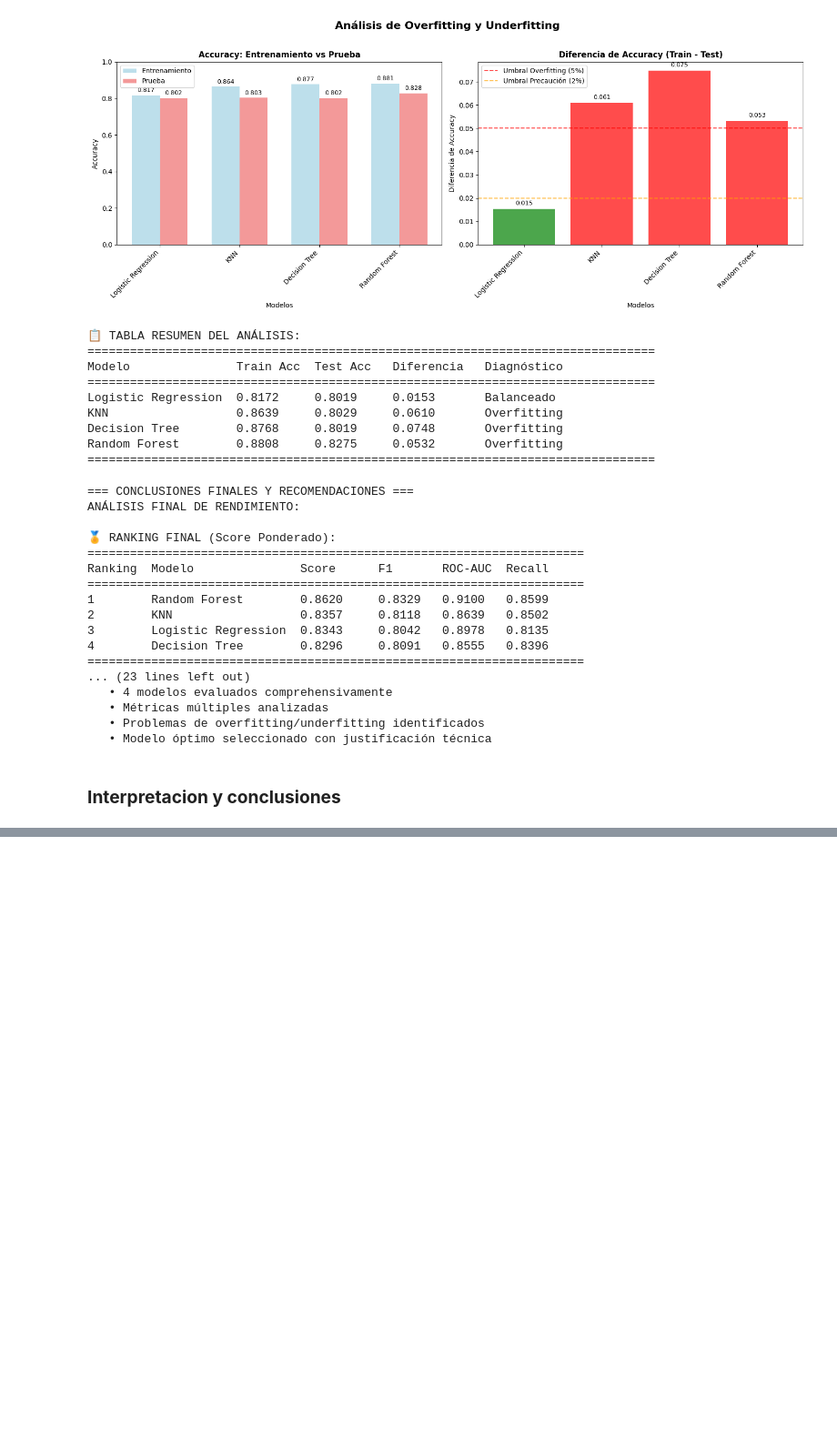
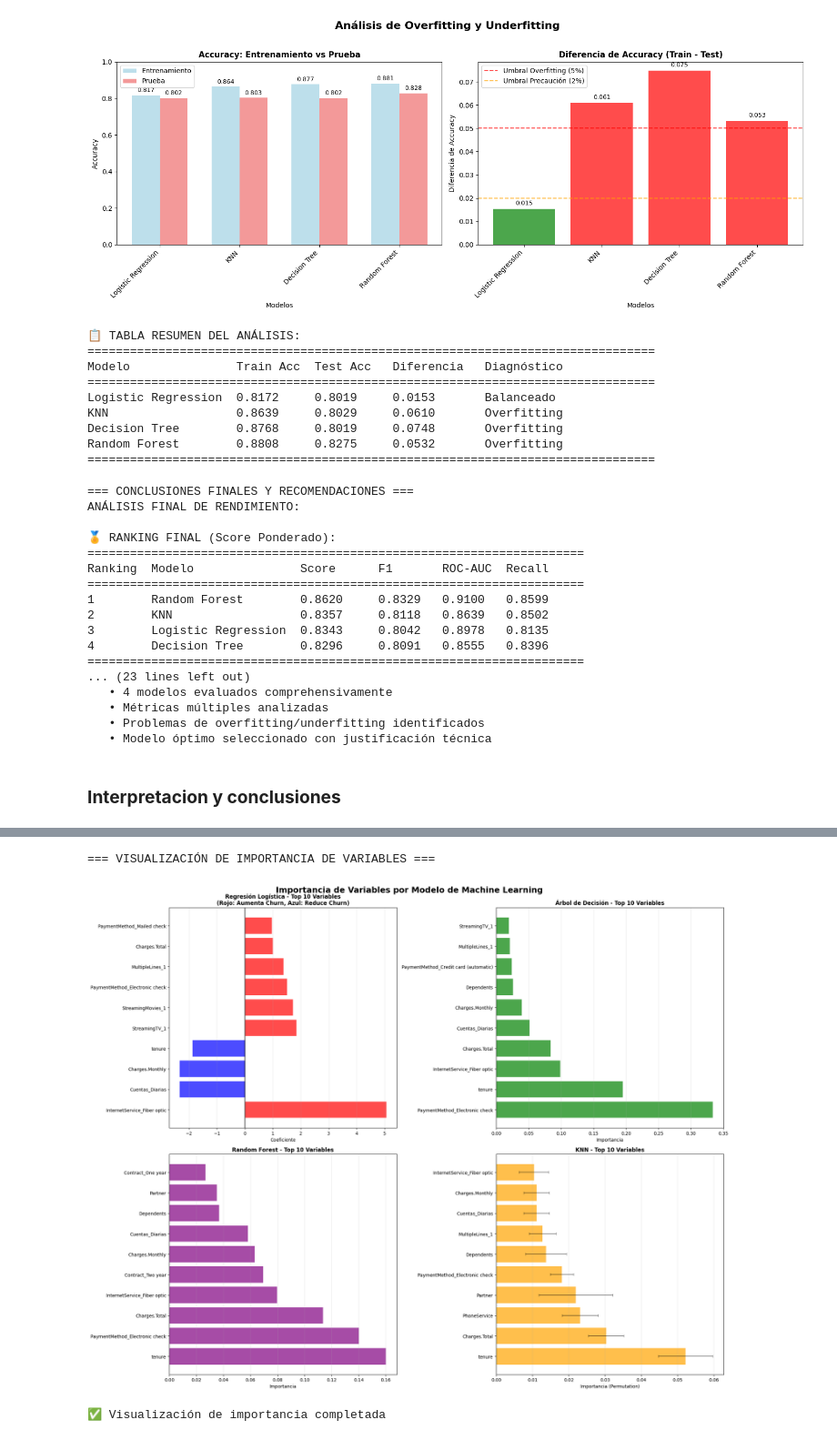
Before and after one commit to Smejia2002/telecomX_prediction, a Jupyter notebook: notebooks/telecomX_parte2.ipynb, the cells around one changed output, grey strips where cells are left out. Shown at 91% size. Drawn from its saved outputs; the diff is of its cells as text; code cells hidden in the pictures; blank space fills up the shorter version.

```diff
--- a/notebooks/telecomX_parte2.ipynb
+++ b/notebooks/telecomX_parte2.ipynb
@@ -1463,0 +1878,67 @@ Ranking  Modelo               Score      F1       ROC-AUC  Recall
+# %%
+# PASO 6: VISUALIZACIÓN DE IMPORTANCIA DE VARIABLES
+
+print(f"\n=== VISUALIZACIÓN DE IMPORTANCIA DE VARIABLES ===")
+
+# Crear visualización comparativa
+fig, axes = plt.subplots(2, 2, figsize=(20, 16))
+
+# 1. Regresión Logística - Top 10
+top_10_lr = df_coef_lr.head(10)
+colors_lr = ['red' if coef > 0 else 'blue' for coef in top_10_lr['Coeficiente']]
+
+bars1 = axes[0,0].barh(range(len(top_10_lr)), top_10_lr['Coeficiente'],
+                       color=colors_lr, alpha=0.7)
+axes[0,0].set_yticks(range(len(top_10_lr)))
+axes[0,0].set_yticklabels(top_10_lr['Variable'], fontsize=10)
+axes[0,0].set_xlabel('Coeficiente')
+axes[0,0].set_title('Regresión Logística - Top 10 Variables\n(Rojo: Aumenta Churn, Azul: Reduce Churn)',
+                   fontweight='bold')
+axes[0,0].grid(axis='x', alpha=0.3)
+axes[0,0].axvline(x=0, color='black', linestyle='-', alpha=0.8)
+
+# 2. Árbol de Decisión - Top 10
+top_10_dt = df_import_dt.head(10)
+bars2 = axes[0,1].barh(range(len(top_10_dt)), top_10_dt['Importancia'],
+                       color='green', alpha=0.7)
+axes[0,1].set_yticks(range(len(top_10_dt)))
+axes[0,1].set_yticklabels(top_10_dt['Variable'], fontsize=10)
+axes[0,1].set_xlabel('Importancia')
+axes[0,1].set_title('Árbol de Decisión - Top 10 Variables', fontweight='bold')
+axes[0,1].grid(axis='x', alpha=0.3)
+
+# 3. Random Forest - Top 10
+top_10_rf = df_import_rf.head(10)
+bars3 = axes[1,0].barh(range(len(top_10_rf)), top_10_rf['Importancia'],
+                       color='purple', alpha=0.7)
+axes[1,0].set_yticks(range(len(top_10_rf)))
+axes[1,0].set_yticklabels(top_10_rf['Variable'], fontsize=10)
+axes[1,0].set_xlabel('Importancia')
+axes[1,0].set_title('Random Forest - Top 10 Variables', fontweight='bold')
+axes[1,0].grid(axis='x', alpha=0.3)
+
+# 4. KNN - Top 10
+top_10_knn = df_import_knn.head(10)
+bars4 = axes[1,1].barh(range(len(top_10_knn)), top_10_knn['Importancia_Media'],
+                       color='orange', alpha=0.7)
+axes[1,1].set_yticks(range(len(top_10_knn)))
+axes[1,1].set_yticklabels(top_10_knn['Variable'], fontsize=10)
+axes[1,1].set_xlabel('Importancia (Permutation)')
+axes[1,1].set_title('KNN - Top 10 Variables', fontweight='bold')
+axes[1,1].grid(axis='x', alpha=0.3)
+
+# Añadir barras de error para KNN
+axes[1,1].errorbar(top_10_knn['Importancia_Media'], range(len(top_10_knn)),
+                  xerr=top_10_knn['Importancia_Std'], fmt='none',
+                  color='black', alpha=0.5, capsize=3)
+
+plt.suptitle('Importancia de Variables por Modelo de Machine Learning',
+             fontsize=18, fontweight='bold', y=0.98)
+plt.tight_layout()
+plt.show()
+
+print("✅ Visualización de importancia completada")
+# %% [output]
+=== VISUALIZACIÓN DE IMPORTANCIA DE VARIABLES ===
+[figure, added]
+✅ Visualización de importancia completada
```
Also changed, not shown: parts of 12 cells of this notebook.
